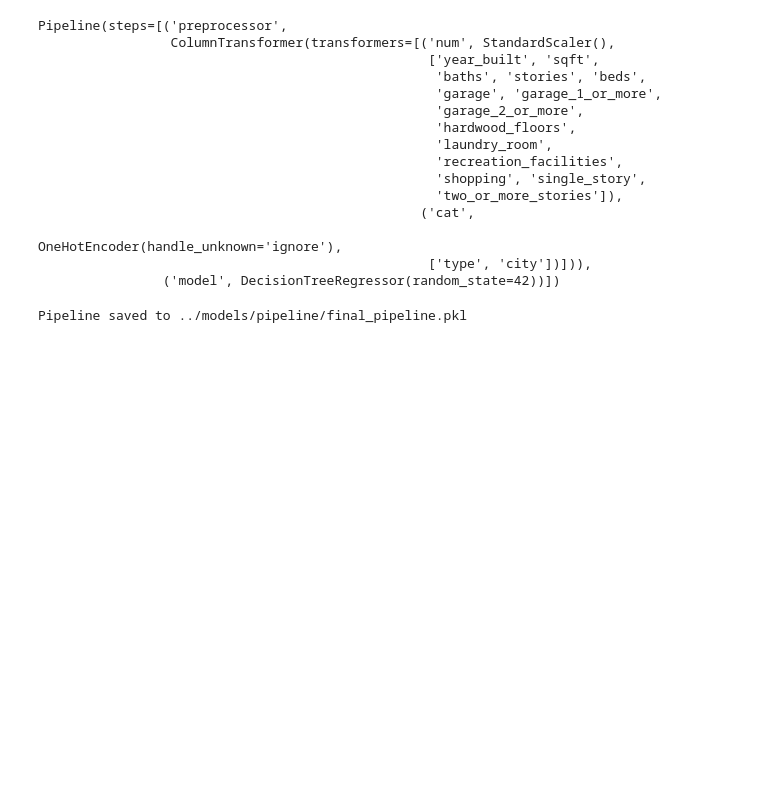
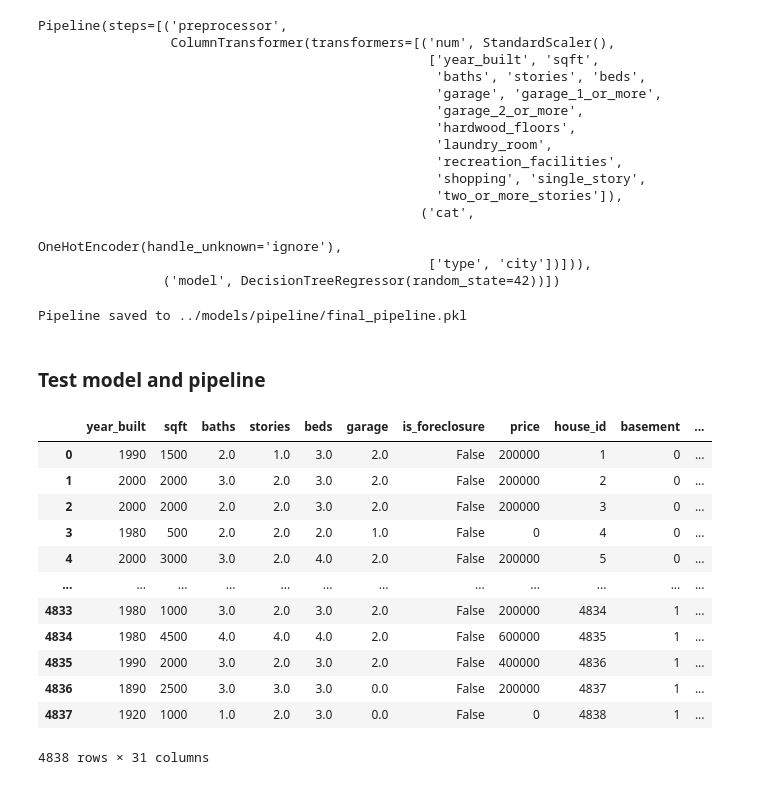
Before and after one commit to imarri01/SupervisedLearning_ML, a Jupyter notebook: notebooks/3.5 - tunning_pipeline_v2.ipynb, the cells around one changed output. Cells and saved outputs as stored; diff of their text form; code cells hidden in the pictures; blank space fills up the shorter version.

```diff
--- a/notebooks/3.5 - tunning_pipeline_v2.ipynb
+++ b/notebooks/3.5 - tunning_pipeline_v2.ipynb
@@ -370,3 +396,21 @@ joblib.dump(pipeline, pipeline_filename)
 print(f"Pipeline saved to {pipeline_filename}")
 # %% [output]
 Pipeline saved to ../models/pipeline/final_pipeline.pkl
+# %% [markdown]
+### Test model and pipeline
+# %%
+df_final_part3
+# %% [output]
+|  | year_built | sqft | baths | stories | beds | garage | is_foreclosure | price | house_id | basement | ... |
+| 0 | 1990 | 1500 | 2.0 | 1.0 | 3.0 | 2.0 | False | 200000 | 1 | 0 | ... |
+| 1 | 2000 | 2000 | 3.0 | 2.0 | 3.0 | 2.0 | False | 200000 | 2 | 0 | ... |
+| 2 | 2000 | 2000 | 2.0 | 2.0 | 3.0 | 2.0 | False | 200000 | 3 | 0 | ... |
+| 3 | 1980 | 500 | 2.0 | 2.0 | 2.0 | 1.0 | False | 0 | 4 | 0 | ... |
+| 4 | 2000 | 3000 | 3.0 | 2.0 | 4.0 | 2.0 | False | 200000 | 5 | 0 | ... |
+| ... | ... | ... | ... | ... | ... | ... | ... | ... | ... | ... | ... |
+| 4833 | 1980 | 1000 | 3.0 | 2.0 | 3.0 | 2.0 | False | 200000 | 4834 | 1 | ... |
+| 4834 | 1980 | 4500 | 4.0 | 4.0 | 4.0 | 2.0 | False | 600000 | 4835 | 1 | ... |
+| 4835 | 1990 | 2000 | 3.0 | 2.0 | 3.0 | 2.0 | False | 400000 | 4836 | 1 | ... |
+| 4836 | 1890 | 2500 | 3.0 | 3.0 | 3.0 | 0.0 | False | 200000 | 4837 | 1 | ... |
+| 4837 | 1920 | 1000 | 1.0 | 2.0 | 3.0 | 0.0 | False | 0 | 4838 | 1 | ... |
+4838 rows × 31 columns
```
Also changed, not shown: parts of 12 cells of this notebook, 12 other files.
